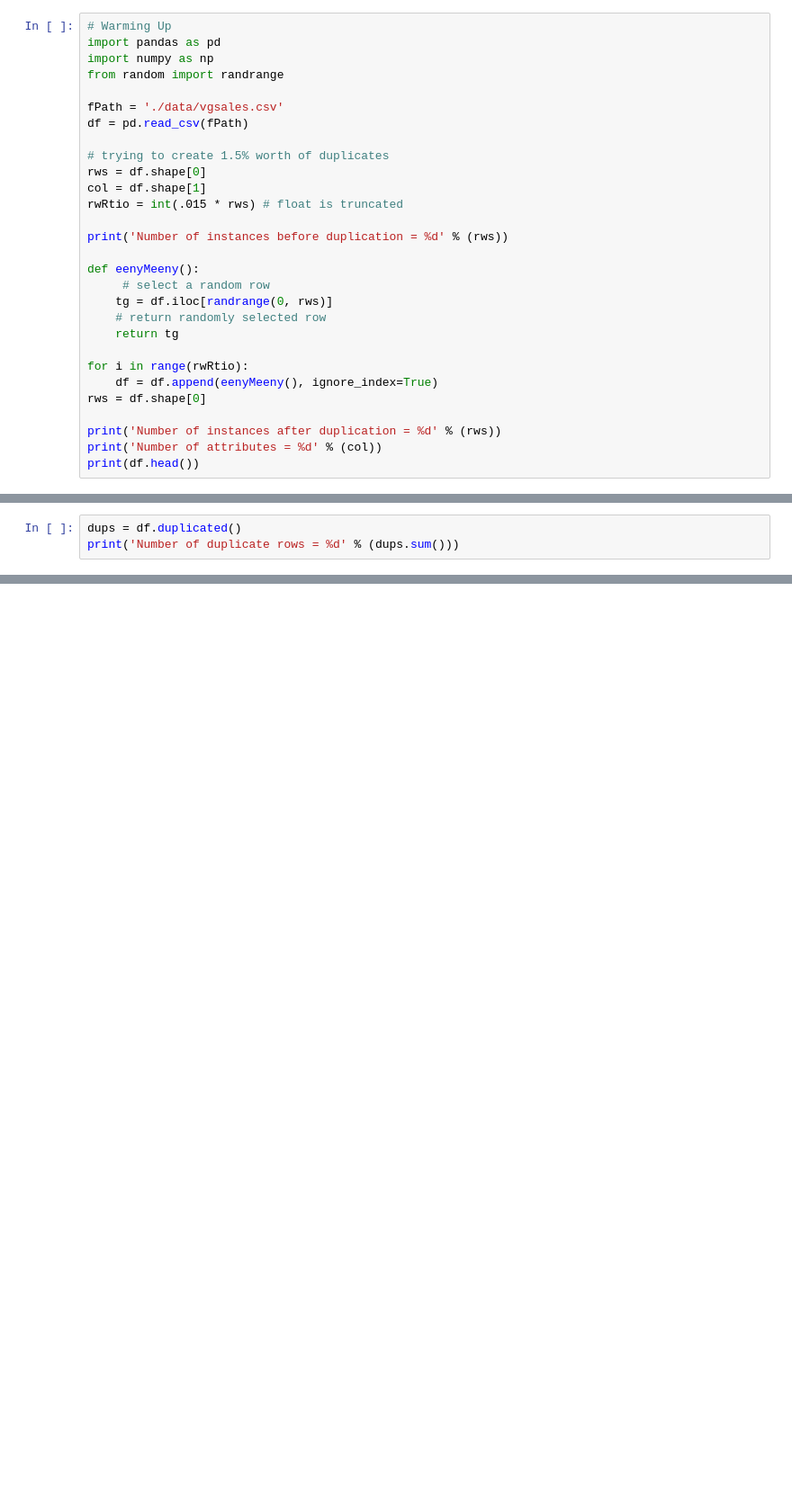
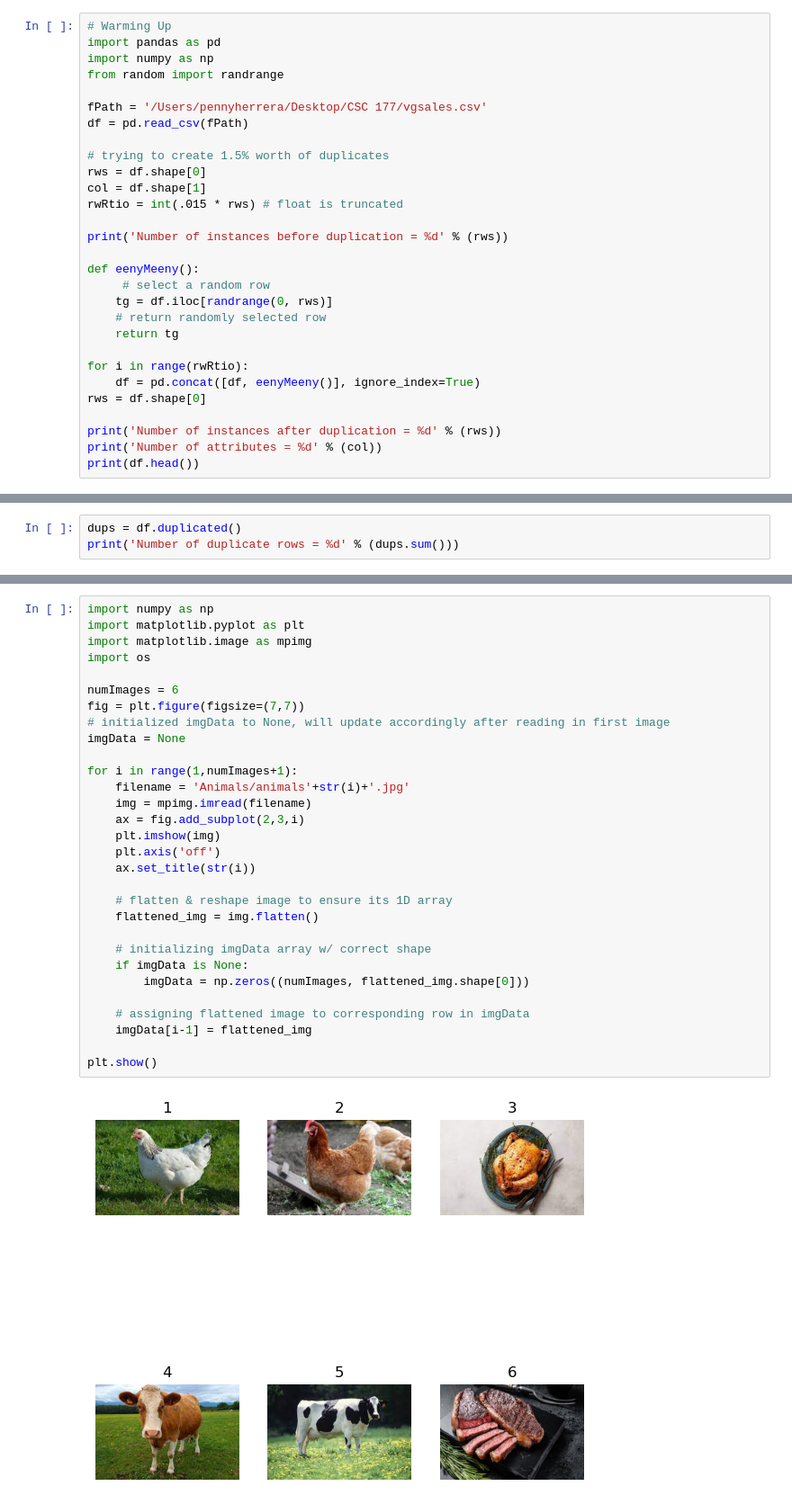
Before and after one commit to itspennyh/CSC177, a Jupyter notebook: dataPreProsUn226.ipynb, the cells around one changed output, grey strips where cells are left out. Shown: that part at 90% size. Cells and saved outputs as stored; diff of their text form; blank space fills up the shorter version.

```diff
--- a/dataPreProsUn226.ipynb
+++ b/dataPreProsUn226.ipynb
@@ -4,7 +4,7 @@ import pandas as pd
 import numpy as np
 from random import randrange
 
-fPath = './data/vgsales.csv'
+fPath = '/Users/pennyherrera/Desktop/CSC 177/vgsales.csv'
 df = pd.read_csv(fPath)
 
 # trying to create 1.5% worth of duplicates
@@ -21,7 +21,7 @@ def eenyMeeny():
     return tg
 
 for i in range(rwRtio):
-    df = df.append(eenyMeeny(), ignore_index=True)
+    df = pd.concat([df, eenyMeeny()], ignore_index=True)
 rws = df.shape[0]
 
 print('Number of instances after duplication = %d' % (rws))
@@ -139,0 +79,32 @@ print('Number of duplicate rows = %d' % (dups.sum()))
+# %%
+import numpy as np
+import matplotlib.pyplot as plt
+import matplotlib.image as mpimg
+import os
+
+numImages = 6
+fig = plt.figure(figsize=(7,7))
+# initialized imgData to None, will update accordingly after reading in first image
+imgData = None
+
+for i in range(1,numImages+1):
+    filename = 'Animals/animals'+str(i)+'.jpg'
+    img = mpimg.imread(filename)
+    ax = fig.add_subplot(2,3,i)
+    plt.imshow(img)
+    plt.axis('off')
+    ax.set_title(str(i))
+
+    # flatten & reshape image to ensure its 1D array
+    flattened_img = img.flatten()
+
+    # initializing imgData array w/ correct shape
+    if imgData is None:
+        imgData = np.zeros((numImages, flattened_img.shape[0]))
+
+    # assigning flattened image to corresponding row in imgData
+    imgData[i-1] = flattened_img
+
+plt.show()
+# %% [output]
+[figure, added]
```
Also changed, not shown: parts of 20 cells of this notebook.
